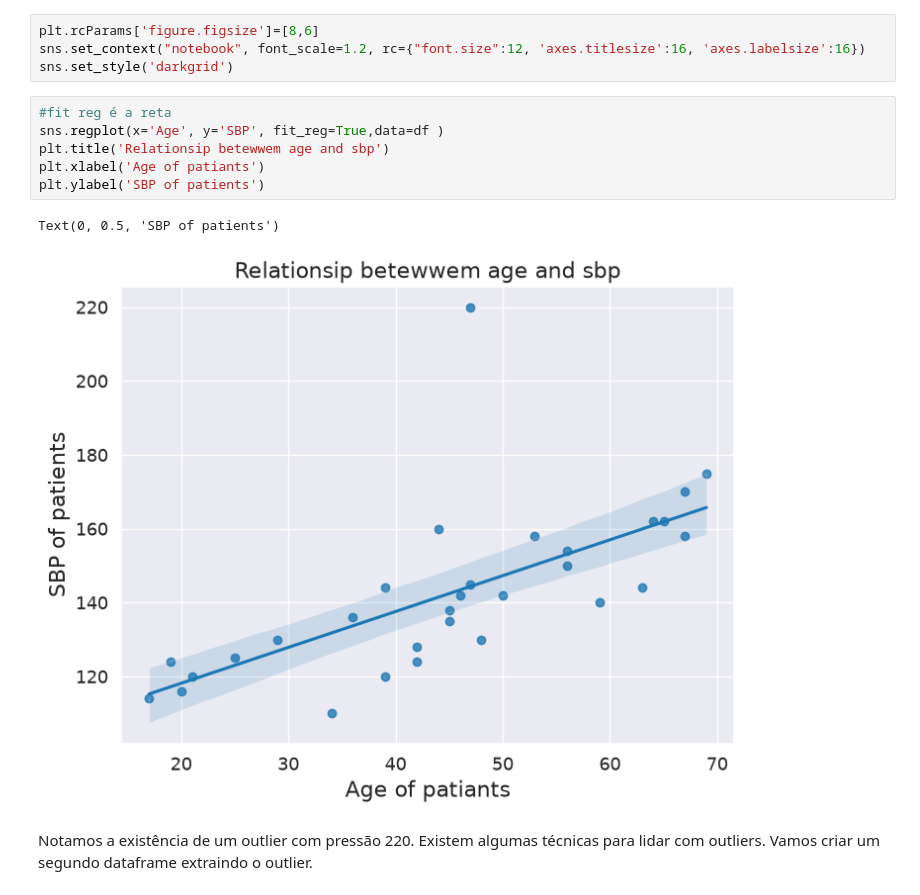
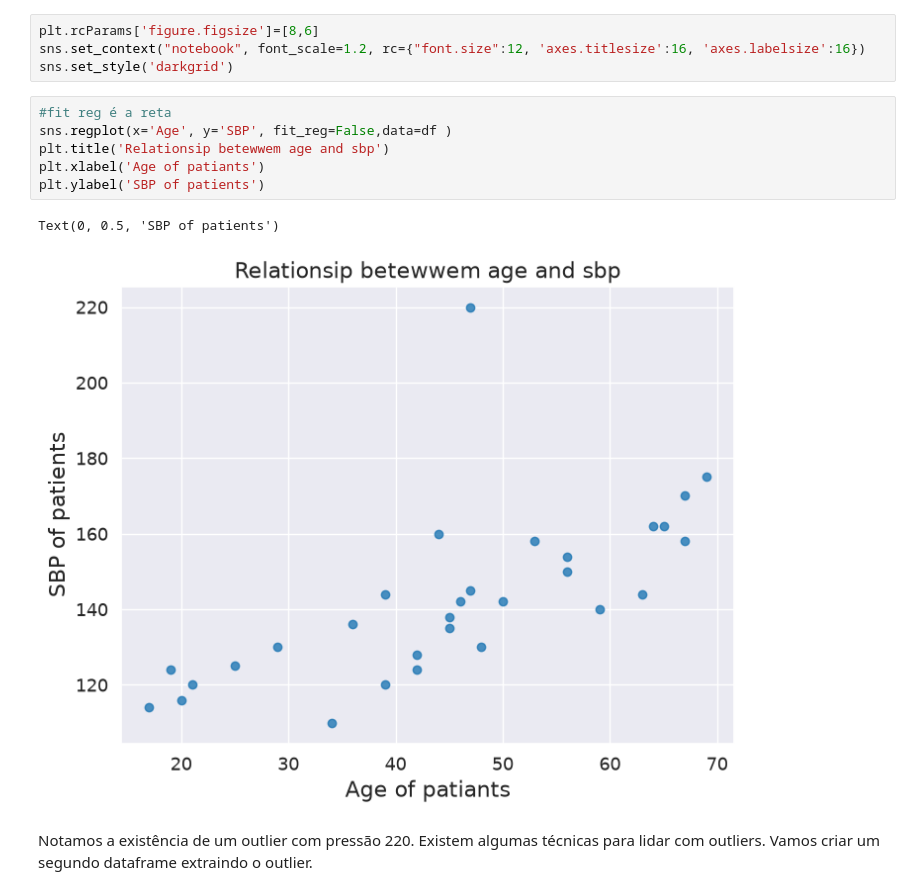
Before and after one commit to meloluvert/xmac02-analise-dados, a Jupyter notebook: plotagem/Aula09c-dispersao.ipynb, the cells around one changed output. Drawn from its saved outputs; the diff is of its cells as text.

```diff
--- a/plotagem/Aula09c-dispersao.ipynb
+++ b/plotagem/Aula09c-dispersao.ipynb
@@ -16,13 +16,13 @@ sns.set_context("notebook", font_scale=1.2, rc={"font.size":12, 'axes.titlesize'
 sns.set_style('darkgrid')
 # %%
 #fit reg é a reta
-sns.regplot(x='Age', y='SBP', fit_reg=True,data=df )
+sns.regplot(x='Age', y='SBP', fit_reg=False,data=df )
 plt.title('Relationsip betewwem age and sbp')
 plt.xlabel('Age of patiants')
 plt.ylabel('SBP of patients')
 # %% [output]
 Text(0, 0.5, 'SBP of patients')
-[figure, old version]
+[figure, new version]
 # %% [markdown]
 Notamos a existência de um outlier com pressão 220. Existem algumas técnicas para lidar com outliers. Vamos criar um segundo dataframe extraindo o outlier.
 # %%
```
Also changed, not shown: 14 other files.
